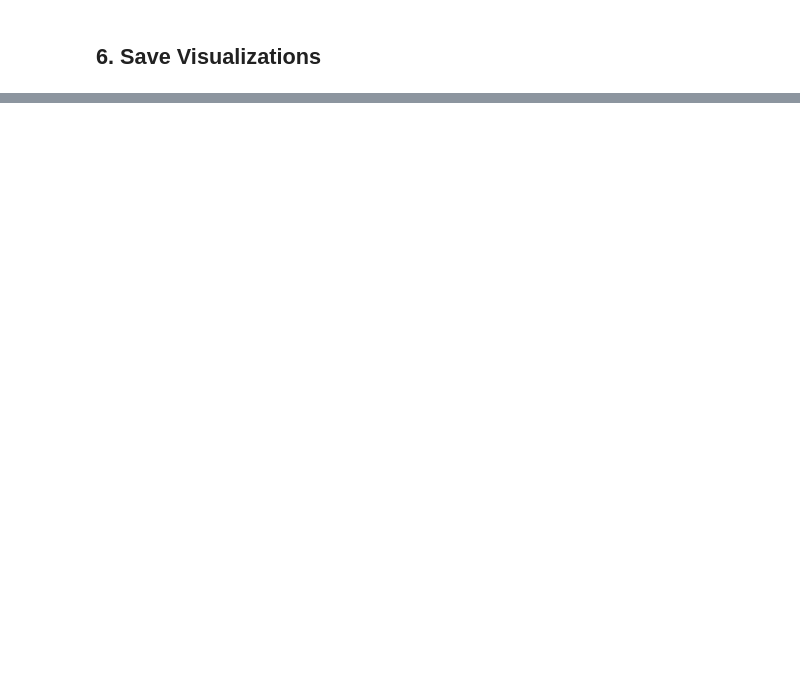
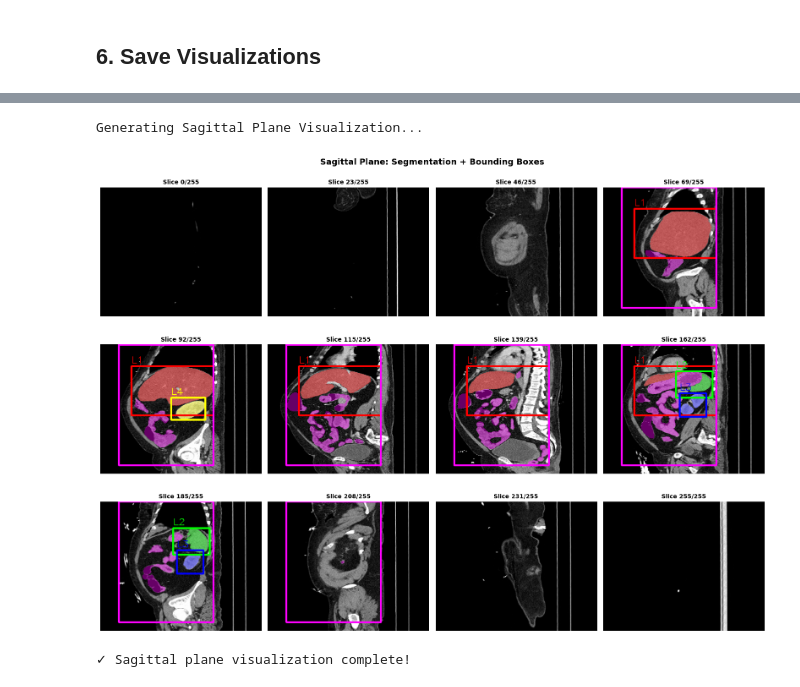
Before and after one commit to SiqiChen9/3d-grounding-dino, a Jupyter notebook: demo_visualization.ipynb, the cells around one changed output, grey strips where cells are left out. Saved outputs shown, nothing was run; the diff lists cells and outputs as text; code cells hidden in the pictures; blank space fills up the shorter version.

```diff
--- a/demo_visualization.ipynb
+++ b/demo_visualization.ipynb
@@ -241,0 +451,33 @@ Saved!
+# %%
+# Sagittal Plane Visualization
+print("Generating Sagittal Plane Visualization...")
+
+# Uniformly sample slice indices along W dimension (using volume dimensions)
+slice_indices = np.linspace(0, W_vol-1, num_samples, dtype=int)
+
+fig, axes = plt.subplots(3, 4, figsize=(16, 12))
+axes = axes.flatten()
+
+for idx, slice_idx in enumerate(slice_indices):
+    ax = axes[idx]
+
+    # Get visualization using resized segmentation
+    vis_image = visualize_slice_with_segmentation_and_bbox(
+        volume_images, seg_data_resized, boxes_data, slice_idx, axis='sagittal'
+    )
+
+    ax.imshow(vis_image)
+    ax.set_title(f'Slice {slice_idx}/{W_vol-1}', fontsize=10, fontweight='bold')
+    ax.axis('off')
+
+plt.suptitle('Sagittal Plane: Segmentation + Bounding Boxes',
+             fontsize=14, fontweight='bold')
+plt.tight_layout()
+plt.savefig('./visualizations/sagittal_segmentation_bbox.png', dpi=150, bbox_inches='tight')
+plt.show()
+
+print("✓ Sagittal plane visualization complete!")
+# %% [output]
+Generating Sagittal Plane Visualization...
+[figure, added]
+✓ Sagittal plane visualization complete!
```
Also changed, not shown: parts of 18 cells of this notebook.
